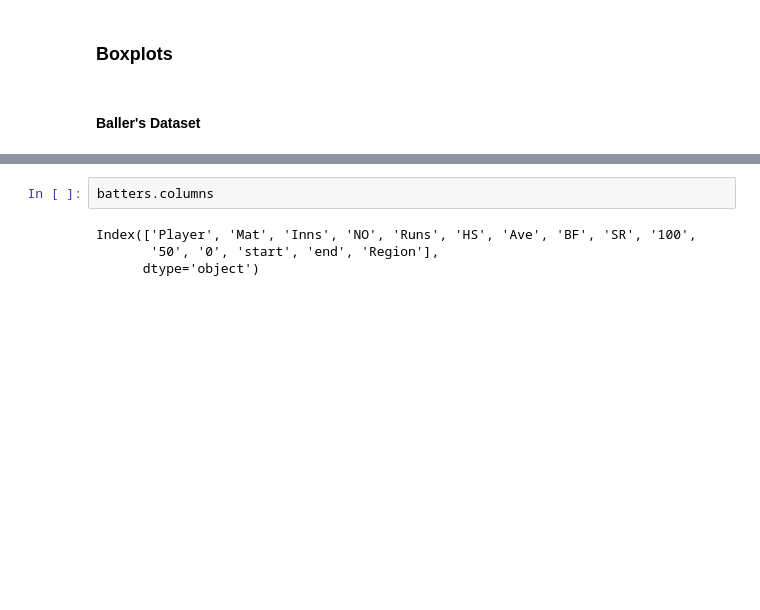
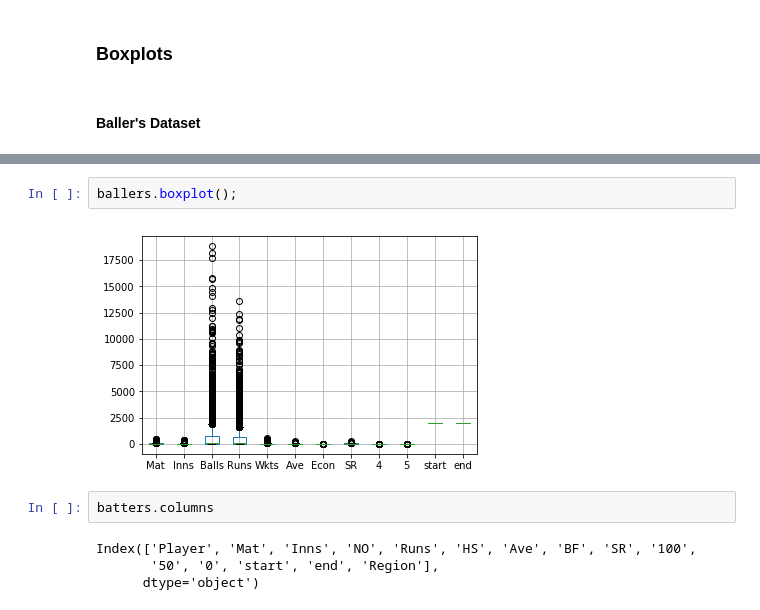
Before and after one commit to snhnBolt/practice, a Jupyter notebook: ML.ipynb, the cells around one changed output, grey strips where cells are left out. Cells and saved outputs as stored; diff of their text form; blank space fills up the shorter version.

```diff
--- a/ML.ipynb
+++ b/ML.ipynb
@@ -481,3 +481,7 @@ ballers[['Mat', 'Inns', 'Balls', 'Runs', 'Wkts', 'Ave', 'Econ','SR', '4', '5']].
+# %%
+ballers.boxplot();
+# %% [output]
+[figure, added]
 # %%
 batters.columns
 # %% [output]
```
Also changed, not shown: parts of 8 cells of this notebook, 3 other files.
